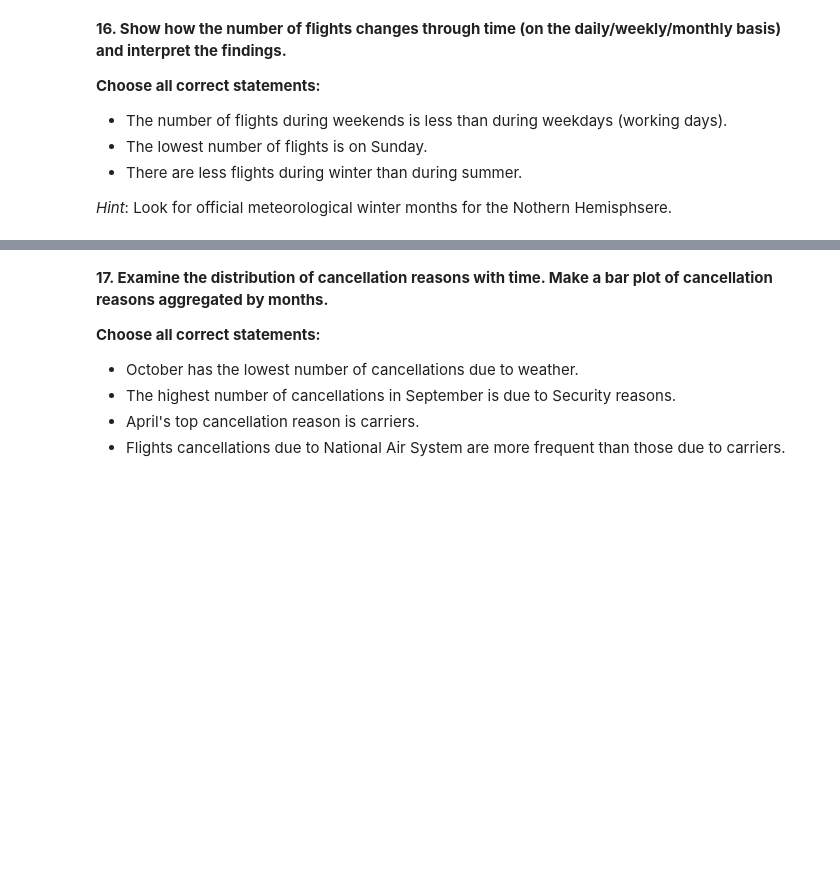
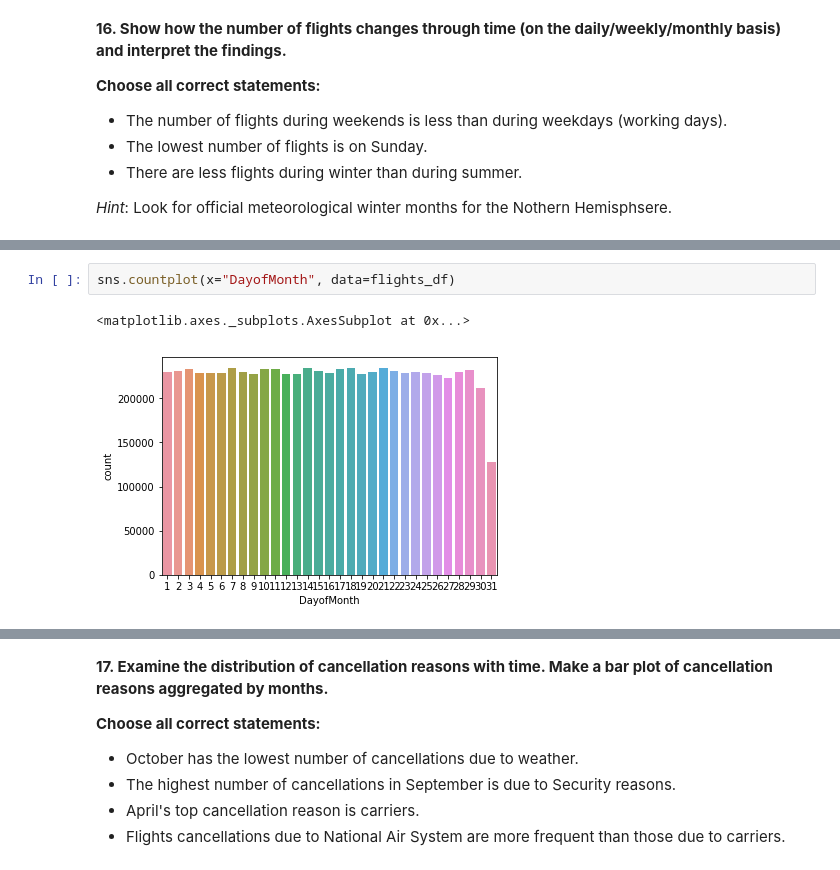
Before and after one commit to vladisOV/notebooks, a Jupyter notebook: assignment1_USA_flights_EDA_mlcourse.ipynb, the cells around one changed output, grey strips where cells are left out. Saved outputs shown, nothing was run; the diff lists cells and outputs as text; blank space fills up the shorter version.

```diff
--- a/assignment1_USA_flights_EDA.ipynb
+++ b/assignment1_USA_flights_EDA_mlcourse.ipynb
@@ -612,0 +675,5 @@ _Hint_: Look for official meteorological winter months for the Nothern Hemisphse
+# %%
+sns.countplot(x="DayofMonth", data=flights_df)
+# %% [output]
+<matplotlib.axes._subplots.AxesSubplot at 0x...>
+[figure, added]
```
Also changed, not shown: parts of 16 cells of this notebook.
